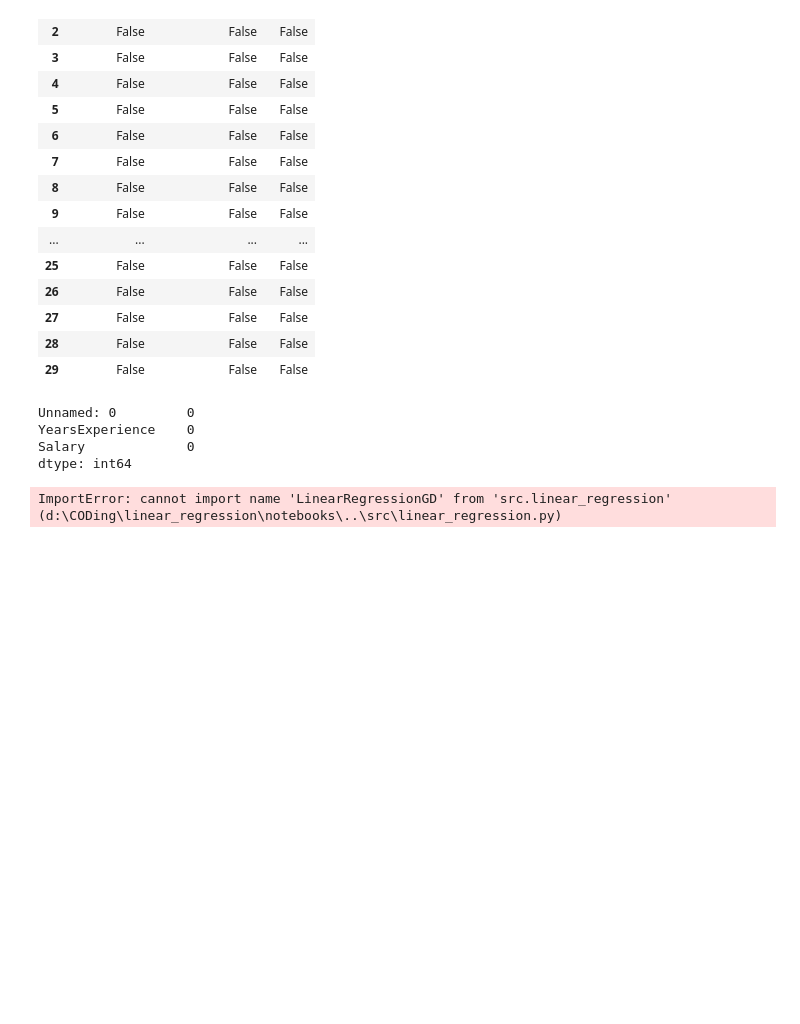
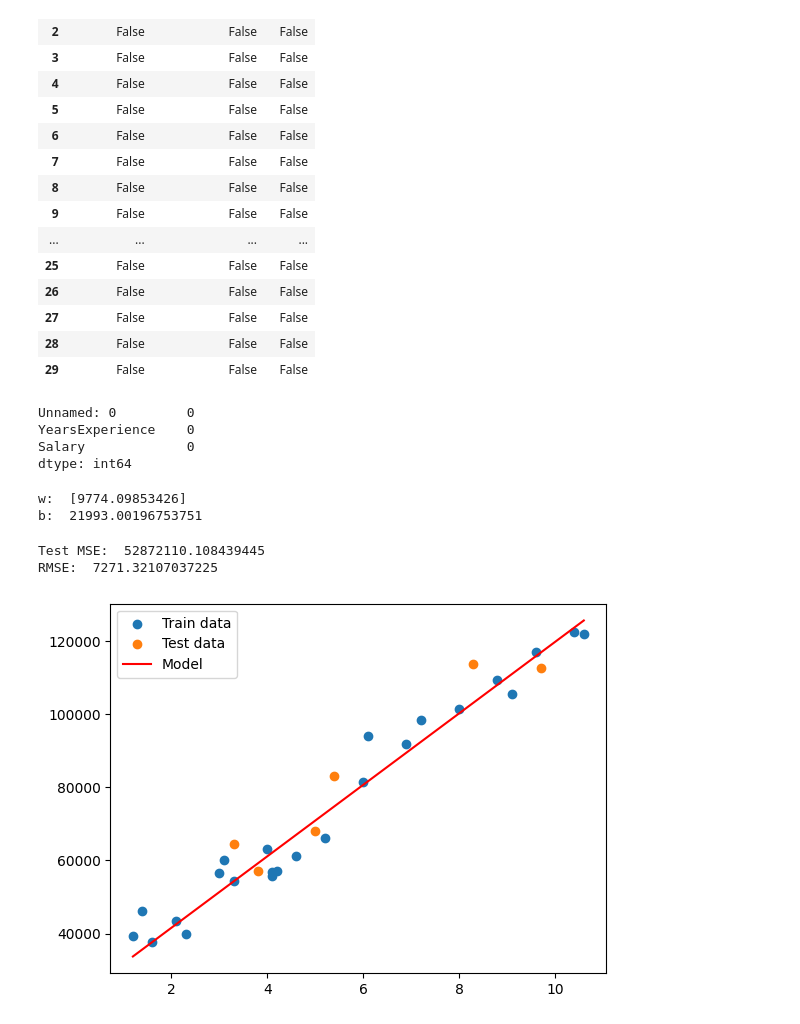
Before and after one commit to offbeatash/linear_regression, a Jupyter notebook: notebooks/linear_regression.ipynb, the cells around one changed output. Cells and saved outputs as stored; diff of their text form; code cells hidden in the pictures; blank space fills up the shorter version.

Commit message:
modified:   notebooks/linear_regression.ipynb 	modified:   src/__pycache__/linear_regression.cpython-313.pyc 	modified:   src/linear_regression.py

```diff
--- a/notebooks/linear_regression.ipynb
+++ b/notebooks/linear_regression.ipynb
@@ -45,13 +46,21 @@ dtype: int64
 # %%
 x = df["YearsExperience"].values
 y = df["Salary"].values
-# %%
-from src.linear_regression import LinearRegressionGD
-
-model = LinearRegressionGD(lr = 0.01, n_iters = 1000)
-model.fit(x,y)
-
-print("Weight (w): ", model.w)
-print("Bias (b): ", model.b)
-# %% [output]
-ImportError: cannot import name 'LinearRegressionGD' from 'src.linear_regression' (d:\CODing\linear_regression\notebooks\..\src\linear_regression.py)
+# %%
+from sklearn.model_selection import train_test_split
+
+x_train, x_test, y_train, y_test = train_test_split(x, y, test_size = 0.2, random_state = 42)
+# %%
+model.fit(x_train, y_train)
+# %%
+
+model = LinearRegressionGD(lr = 0.01, n_iters = 1000)
+model.fit(x_train,y_train)
+
+y_pred = model.predict(x)
+
+print("w: ", model.w)
+print("b: ",model.b)
+# %% [output]
+w:  [9774.09853426]
+b:  21993.00196753751
@@ -57,0 +69,18 @@ ImportError: cannot import name 'LinearRegressionGD' from 'src.linear_regression
+# %%
+mse = ((y_pred_test - y_test) ** 2).mean()
+rmse = mse ** 0.5
+print("Test MSE: ", mse)
+print("RMSE: ", rmse)
+# %% [output]
+Test MSE:  52872110.108439445
+RMSE:  7271.32107037225
+# %%
+plt.scatter(x_train, y_train, label = "Train data")
+plt.scatter(x_test, y_test, label = "Test data")
+
+plt.plot(x, model.predict(x), color = "red", label = "Model")
+
+plt.legend()
+plt.show()
+# %% [output]
+[figure, added]
```
Also changed, not shown: parts of 2 cells of this notebook, 1 other file.
